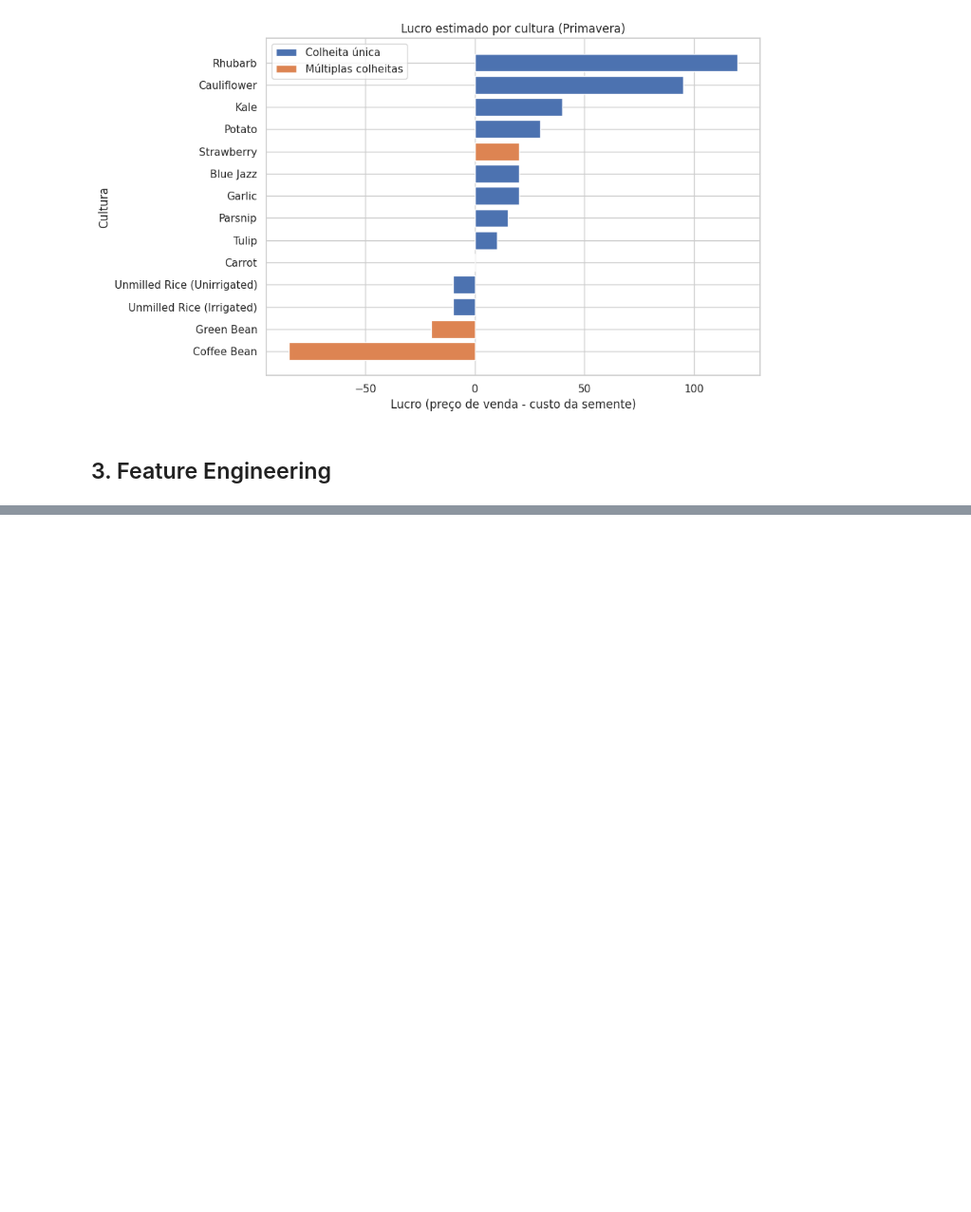
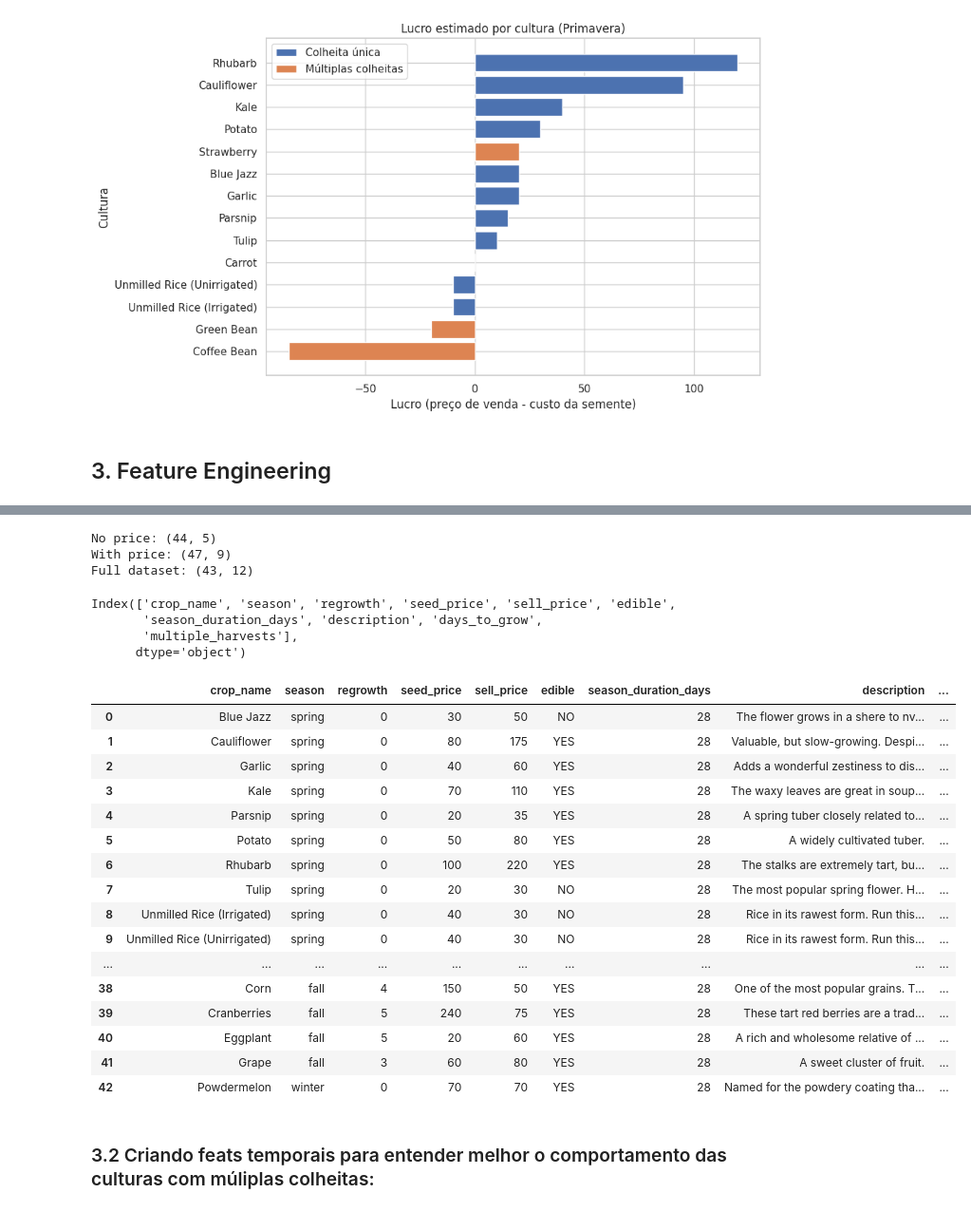
Before and after one commit to Edu-png/Stardew_project, a Jupyter notebook: Code/Stardew_project.ipynb, the cells around one changed output, grey strips where cells are left out. Shown at 95% size. Drawn from its saved outputs; the diff is of its cells as text; code cells hidden in the pictures; blank space fills up the shorter version.

```diff
--- a/Code/Stardew_project.ipynb
+++ b/Code/Stardew_project.ipynb
@@ -330,0 +411,14 @@ plt.show()
+# %%
+# Merge final entre with_price e no_price:
+
+merge_keys = ["crop_name", "season"]  # ajuste se necessário
+
+df_full = pd.merge(
+    df_no_price_all,
+    df_with_price_all,
+    on=merge_keys,
+    how="inner",
+    suffixes=("_no_price", "_with_price")
+)
+
+df_full.head()
@@ -330,0 +432,66 @@ plt.show()
+# %%
+# Check de sanidade:
+
+print("No price:", df_no_price_all.shape)
+print("With price:", df_with_price_all.shape)
+print("Full dataset:", df_full.shape)
+# %% [output]
+No price: (44, 5)
+With price: (47, 9)
+Full dataset: (43, 12)
+# %%
+# Descrição
+if "description_no_price" in df_full.columns:
+    df_full["description"] = df_full["description_no_price"]
+
+# Days to grow
+if "days_to_grow_no_price" in df_full.columns:
+    df_full["days_to_grow"] = df_full["days_to_grow_no_price"]
+
+# Multiple harvests (base agronômica)
+if "multiple_harvests_no_price" in df_full.columns:
+    df_full["multiple_harvests"] = df_full["multiple_harvests_no_price"].map({
+        "YES": 1,
+        "NO": 0
+    })
+
+# Remover colunas redundantes (só as que existirem)
+cols_to_drop = [
+    "description_no_price",
+    "description_with_price",
+    "days_to_grow_no_price",
+    "days_to_grow_with_price",
+    "multiple_harvests_no_price",
+    "multiple_harvests_with_price"
+]
+
+df_full.drop(columns=[c for c in cols_to_drop if c in df_full.columns], inplace=True)
+# %%
+df_full.columns
+# %% [output]
+Index(['crop_name', 'season', 'regrowth', 'seed_price', 'sell_price', 'edible',
+       'season_duration_days', 'description', 'days_to_grow',
+       'multiple_harvests'],
+      dtype='object')
+# %%
+df_full
+# %% [output]
+|  | crop_name | season | regrowth | seed_price | sell_price | edible | season_duration_days | description | ... |
+| 0 | Blue Jazz | spring | 0 | 30 | 50 | NO | 28 | The flower grows in a shere to nv... | ... |
+| 1 | Cauliflower | spring | 0 | 80 | 175 | YES | 28 | Valuable, but slow-growing. Despi... | ... |
+| 2 | Garlic | spring | 0 | 40 | 60 | YES | 28 | Adds a wonderful zestiness to dis... | ... |
+| 3 | Kale | spring | 0 | 70 | 110 | YES | 28 | The waxy leaves are great in soup... | ... |
+| 4 | Parsnip | spring | 0 | 20 | 35 | YES | 28 | A spring tuber closely related to... | ... |
+| 5 | Potato | spring | 0 | 50 | 80 | YES | 28 | A widely cultivated tuber. | ... |
+| 6 | Rhubarb | spring | 0 | 100 | 220 | YES | 28 | The stalks are extremely tart, bu... | ... |
+| 7 | Tulip | spring | 0 | 20 | 30 | NO | 28 | The most popular spring flower. H... | ... |
+| 8 | Unmilled Rice (Irrigated) | spring | 0 | 40 | 30 | NO | 28 | Rice in its rawest form. Run this... | ... |
+| 9 | Unmilled Rice (Unirrigated) | spring | 0 | 40 | 30 | NO | 28 | Rice in its rawest form. Run this... | ... |
+| ... | ... | ... | ... | ... | ... | ... | ... | ... | ... |
+| 38 | Corn | fall | 4 | 150 | 50 | YES | 28 | One of the most popular grains. T... | ... |
+| 39 | Cranberries | fall | 5 | 240 | 75 | YES | 28 | These tart red berries are a trad... | ... |
+| 40 | Eggplant | fall | 5 | 20 | 60 | YES | 28 | A rich and wholesome relative of ... | ... |
+| 41 | Grape | fall | 3 | 60 | 80 | YES | 28 | A sweet cluster of fruit. | ... |
+| 42 | Powdermelon | winter | 0 | 70 | 70 | YES | 28 | Named for the powdery coating tha... | ... |
+# %% [markdown]
+### 3.2 Criando feats temporais para entender melhor o comportamento das culturas com múliplas colheitas:
```
Also changed, not shown: parts of 32 cells of this notebook, 3 other files.
